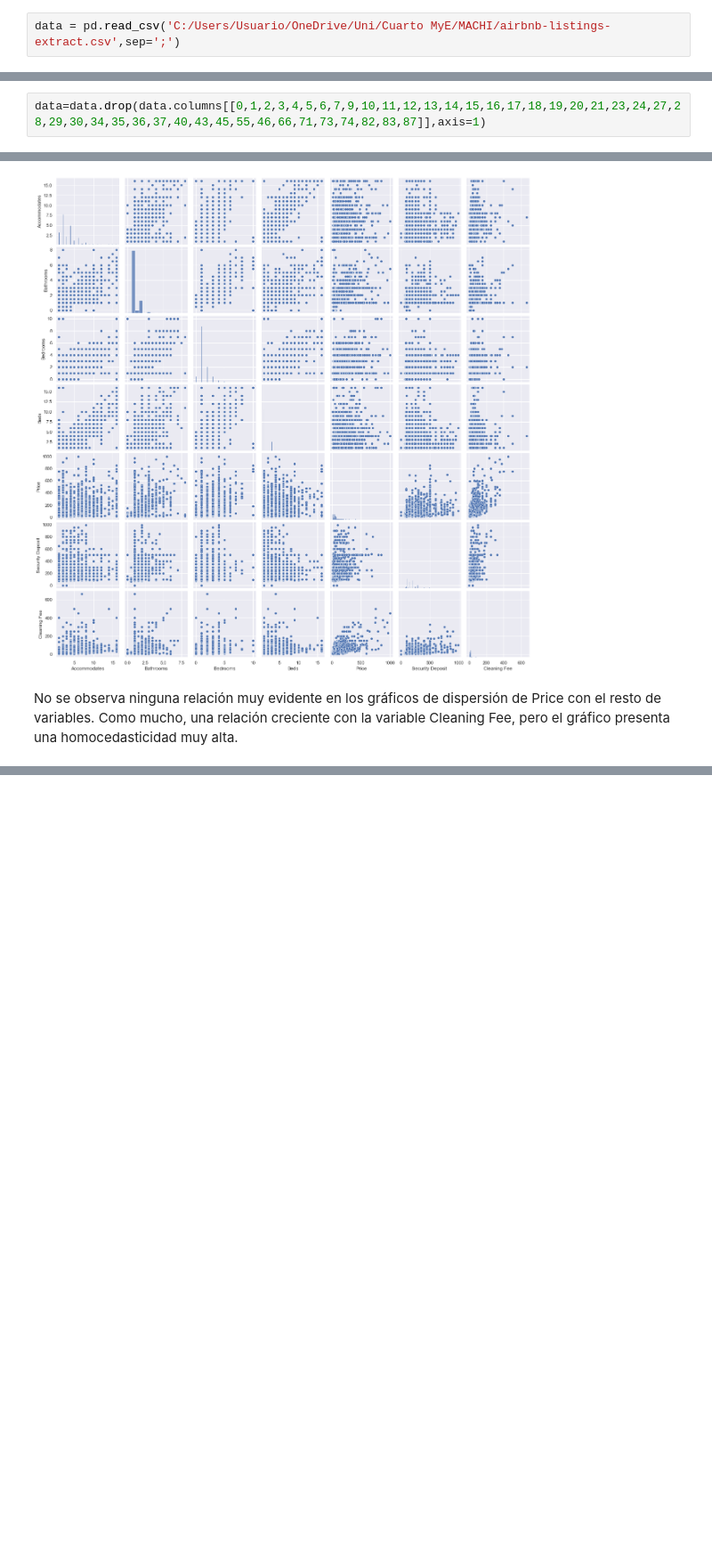
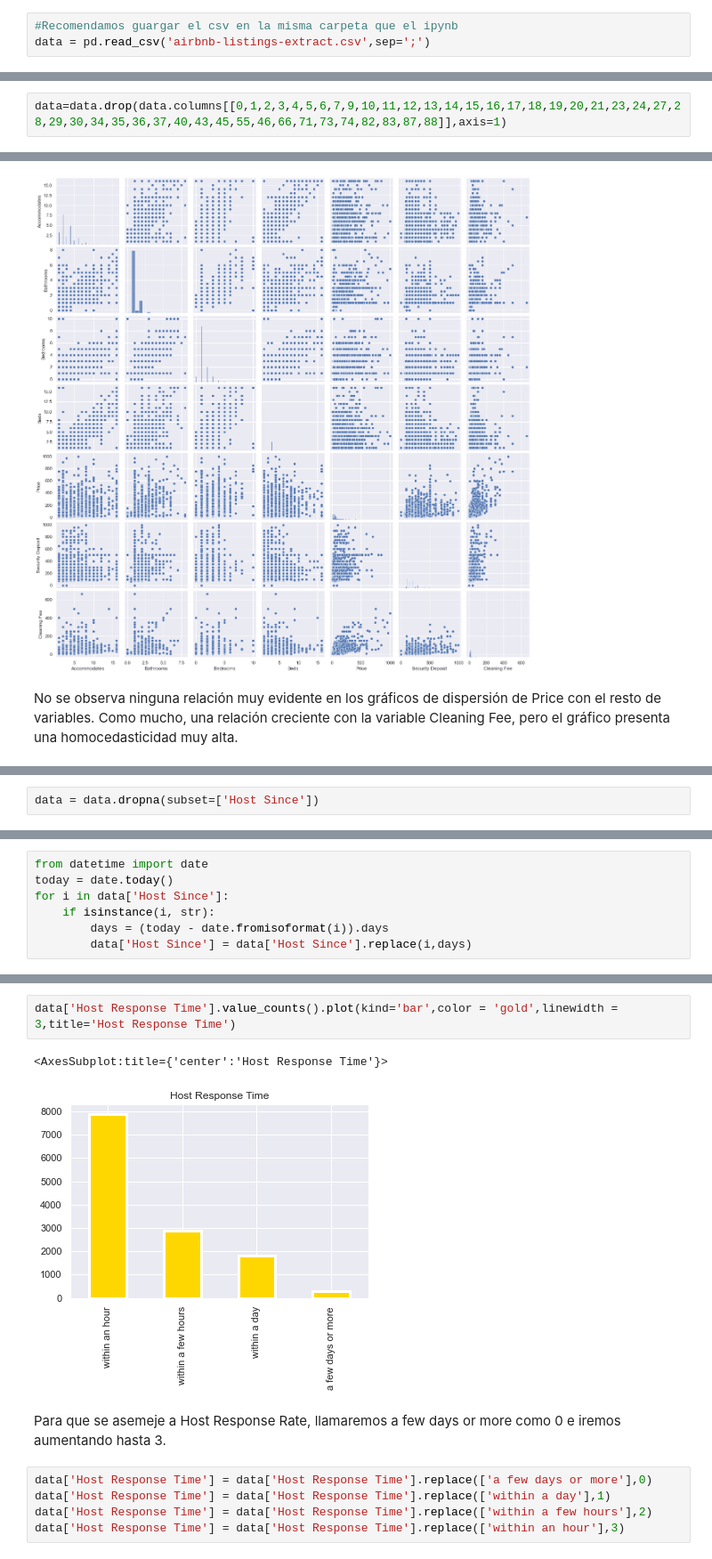
Before and after one commit to sermor04/ML2, a Jupyter notebook: PracticaAirBnb.ipynb, the cells around one changed output, grey strips where cells are left out. Shown at 89% size. Saved outputs shown, nothing was run; the diff lists cells and outputs as text; blank space fills up the shorter version.

```diff
--- a/PracticaAirBnb.ipynb
+++ b/PracticaAirBnb.ipynb
@@ -23,5 +23,6 @@ NameError: name 'style' is not defined
 # %%
-data = pd.read_csv('C:/Users/Usuario/OneDrive/Uni/Cuarto MyE/MACHI/airbnb-listings-extract.csv',sep=';')
+#Recomendamos guargar el csv en la misma carpeta que el ipynb
+data = pd.read_csv('airbnb-listings-extract.csv',sep=';')
 # %% [markdown]
 Es importante visualizar cómo es nuestra base de datos
 # %%
@@ -61,5 +62,5 @@ Eliminamos variables que a simple vista se observa que serán irrelevantes para
 
 Observamos que las variables Weekly Price y Monthly Price tienen una cantidad de valores nulos también muy alta. Además, no queremos que nuestro se entrene con variables que contengan la misma información que nuestra variable objetivo (Price). Es por esto que esperaremos a calcular la matriz de correlaciones para considerar eliminarlas del dataset.
 # %%
-data=data.drop(data.columns[[0,1,2,3,4,5,6,7,9,10,11,12,13,14,15,16,17,18,19,20,21,23,24,27,28,29,30,34,35,36,37,40,43,45,55,46,66,71,73,74,82,83,87]],axis=1)
+data=data.drop(data.columns[[0,1,2,3,4,5,6,7,9,10,11,12,13,14,15,16,17,18,19,20,21,23,24,27,28,29,30,34,35,36,37,40,43,45,55,46,66,71,73,74,82,83,87,88]],axis=1)
 # %% [markdown]
@@ -434,0 +484,2 @@ No se observa ninguna relación muy evidente en los gráficos de dispersión de
+# %%
+data = data.dropna(subset=['Host Since'])
@@ -434,0 +490,7 @@ No se observa ninguna relación muy evidente en los gráficos de dispersión de
+# %%
+from datetime import date
+today = date.today()
+for i in data['Host Since']:
+    if isinstance(i, str):
+        days = (today - date.fromisoformat(i)).days
+        data['Host Since'] = data['Host Since'].replace(i,days)
@@ -434,0 +551,12 @@ No se observa ninguna relación muy evidente en los gráficos de dispersión de
+# %%
+data['Host Response Time'].value_counts().plot(kind='bar',color = 'gold',linewidth = 3,title='Host Response Time')
+# %% [output]
+<AxesSubplot:title={'center':'Host Response Time'}>
+[figure, added]
+# %% [markdown]
+Para que se asemeje a Host Response Rate, llamaremos a few days or more como 0 e iremos aumentando hasta 3.
+# %%
+data['Host Response Time'] = data['Host Response Time'].replace(['a few days or more'],0)
+data['Host Response Time'] = data['Host Response Time'].replace(['within a day'],1)
+data['Host Response Time'] = data['Host Response Time'].replace(['within a few hours'],2)
+data['Host Response Time'] = data['Host Response Time'].replace(['within an hour'],3)
```
Also changed, not shown: parts of 99 cells of this notebook.
